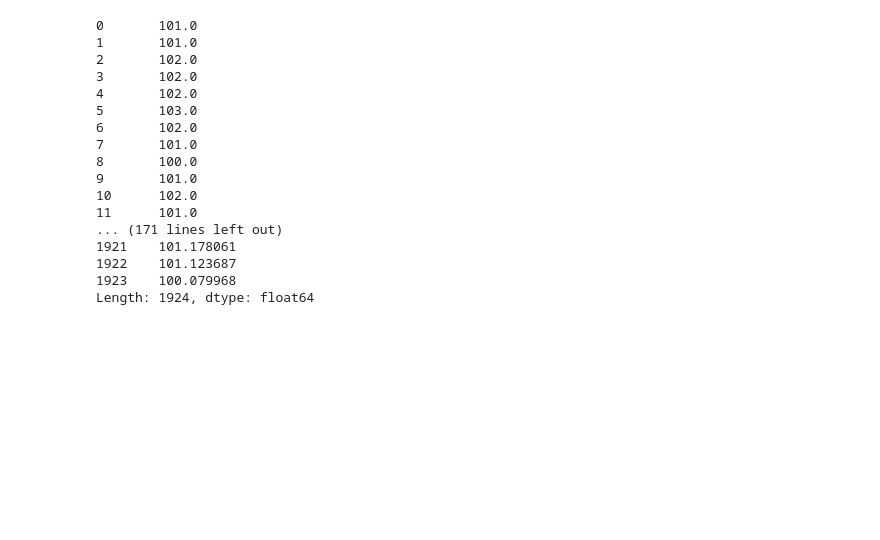
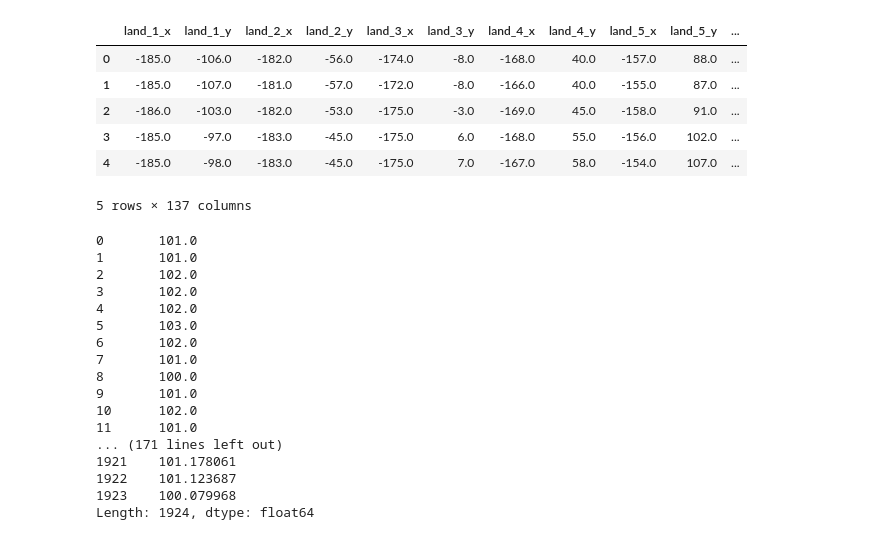
Before and after one commit to Saraso1408/Images-base-construction, a Jupyter notebook: Dataframes de features.ipynb, the cells around one changed output. Drawn from its saved outputs; the diff is of its cells as text; code cells hidden in the pictures; blank space fills up the shorter version.

```diff
--- a/Dataframes de features.ipynb
+++ b/Dataframes de features.ipynb
@@ -56,5 +77,19 @@ df.head()
 # %%
-# beta = alfa - origem -> como não há lanmarks negativas, considero que a origem está na ponta inferior esquerda da face.
+# beta = alfa - origem -> como não há lanmarks negativas, considero que a origem está na ponta esquerda da face (superior).
+for i in range(136):
+    if i % 2 == 0: # par, ou seja, eixo x
+        df.iloc[:, i] = df.iloc[:, i] - df.loc[:, 'land_31_x']
+    elif i % 2 != 0: # impar, ou seja, eixo y
+        df.iloc[:, i] = df.iloc[:, i] - df.loc[:, 'land_31_y']
+df.head()
+# %% [output]
+|  | land_1_x | land_1_y | land_2_x | land_2_y | land_3_x | land_3_y | land_4_x | land_4_y | land_5_x | land_5_y | ... |
+| 0 | -185.0 | -106.0 | -182.0 | -56.0 | -174.0 | -8.0 | -168.0 | 40.0 | -157.0 | 88.0 | ... |
+| 1 | -185.0 | -107.0 | -181.0 | -57.0 | -172.0 | -8.0 | -166.0 | 40.0 | -155.0 | 87.0 | ... |
+| 2 | -186.0 | -103.0 | -182.0 | -53.0 | -175.0 | -3.0 | -169.0 | 45.0 | -158.0 | 91.0 | ... |
+| 3 | -185.0 | -97.0 | -183.0 | -45.0 | -175.0 | 6.0 | -168.0 | 55.0 | -156.0 | 102.0 | ... |
+| 4 | -185.0 | -98.0 | -183.0 | -45.0 | -175.0 | 7.0 | -167.0 | 58.0 | -154.0 | 107.0 | ... |
+5 rows × 137 columns
 # %%
 # distancia entre pontos internos dos olhos, para normalização.
 d_x = df.loc[:, 'land_43_x'] - df.loc[:, 'land_40_x']
```
Also changed, not shown: parts of 8 cells of this notebook.
